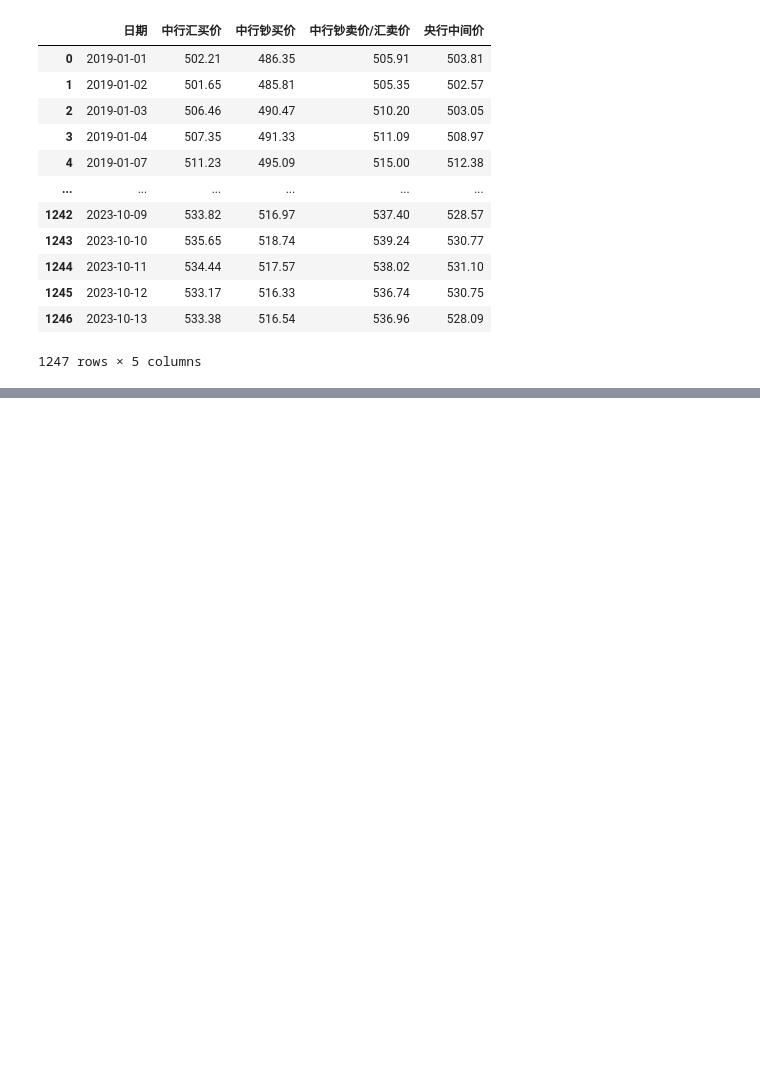
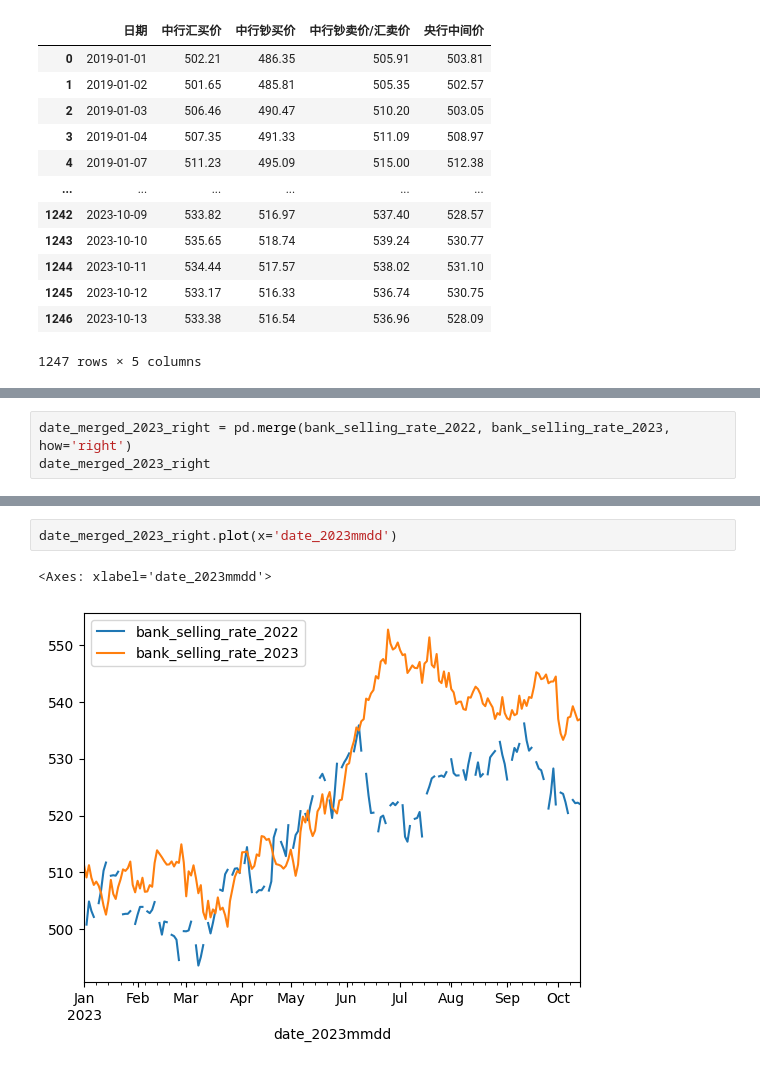
Before and after one commit to 5JKY/Project, a Jupyter notebook: proposal.ipynb, the cells around one changed output, grey strips where cells are left out. Saved outputs shown, nothing was run; the diff lists cells and outputs as text; blank space fills up the shorter version.

```diff
--- a/proposal.ipynb
+++ b/proposal.ipynb
@@ -85,0 +292,3 @@ exchange_rate.plot(x='date', title="CAD/CNY exchange rate trends from 2019 to 20
+# %%
+date_merged_2023_right = pd.merge(bank_selling_rate_2022, bank_selling_rate_2023, how='right')
+date_merged_2023_right
@@ -85,0 +309,5 @@ exchange_rate.plot(x='date', title="CAD/CNY exchange rate trends from 2019 to 20
+# %%
+date_merged_2023_right.plot(x='date_2023mmdd')
+# %% [output]
+<Axes: xlabel='date_2023mmdd'>
+[figure, added]
```
Also changed, not shown: parts of 29 cells of this notebook.
